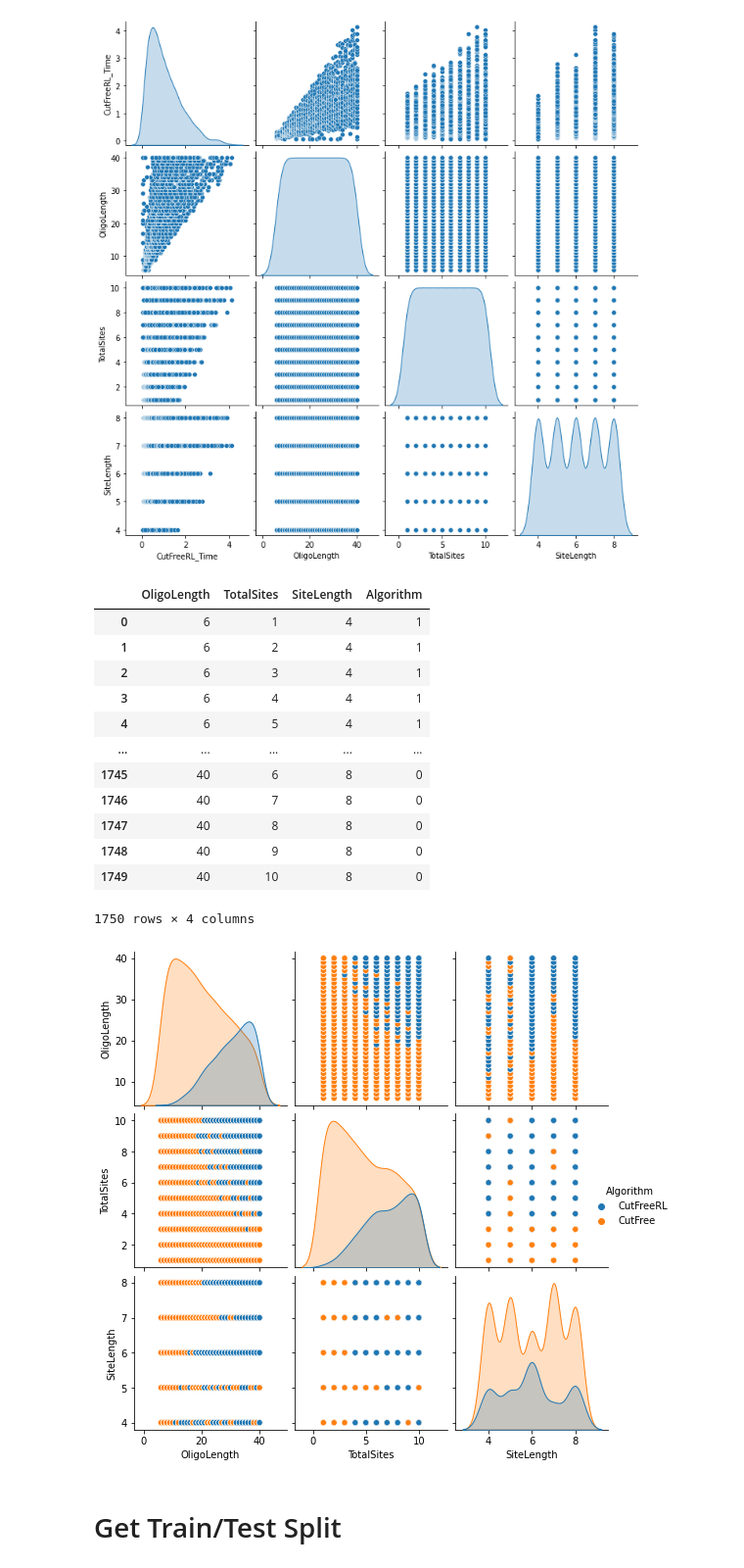
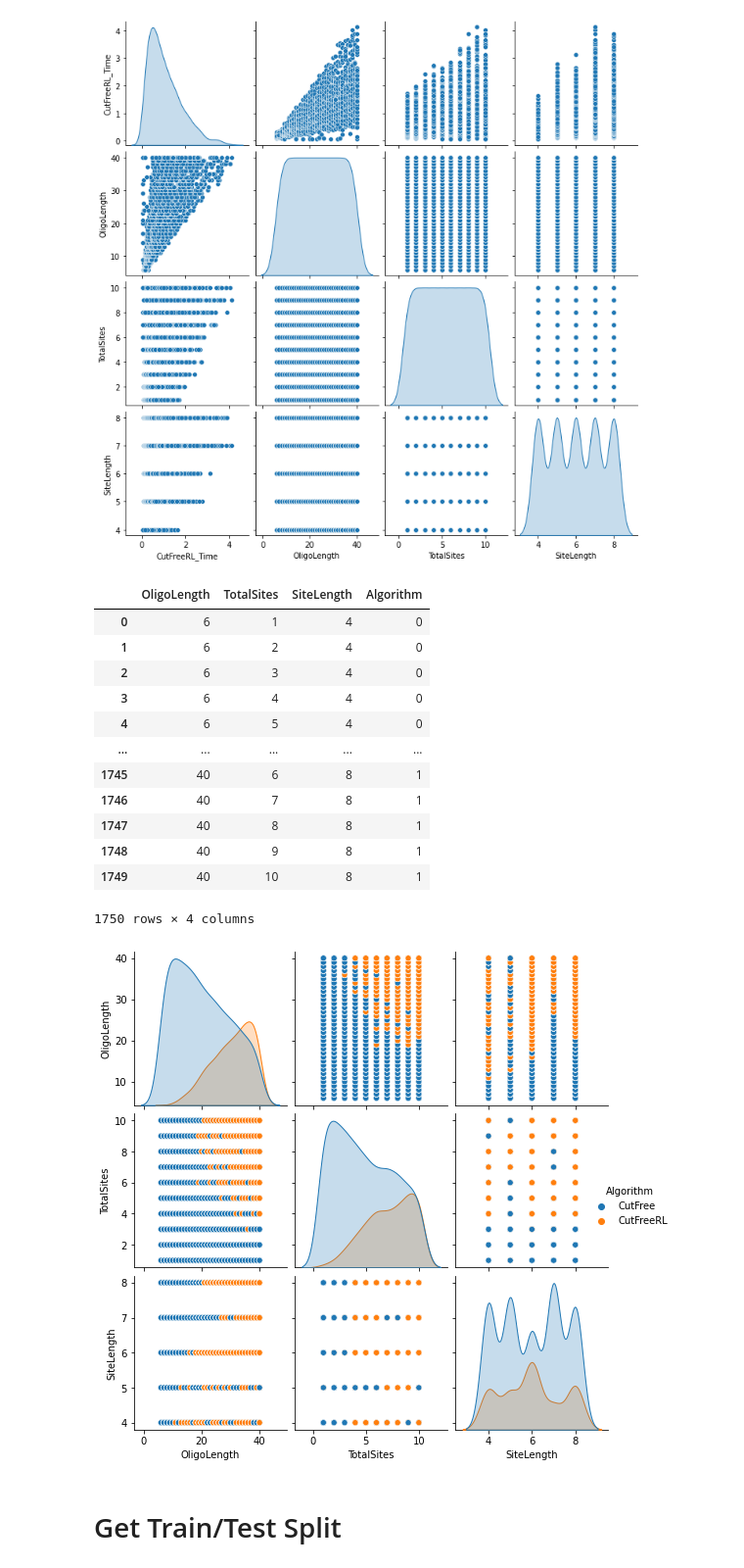
Before and after one commit to wrickord/CutFree, a Jupyter notebook: cutfree-model/Data-Visualization.ipynb, the cells around one changed output. Shown at 98% size. Cells and saved outputs as stored; diff of their text form; code cells hidden in the pictures.

```diff
--- a/cutfree-model/Data-Visualization.ipynb
+++ b/cutfree-model/Data-Visualization.ipynb
@@ -56,37 +56,37 @@ sns.pairplot(df[['CutFreeRL_Time', 'OligoLength', 'TotalSites', 'SiteLength']],
 [figure]
 # %%
 conditions = [
-    (df["CutFree_Time"] > df["CutFreeRL_Time"]),
-    (df["CutFree_Time"] <= df["CutFreeRL_Time"])
+    (df["CutFree_Time"] <= df["CutFreeRL_Time"]),
+    (df["CutFree_Time"] > df["CutFreeRL_Time"])
 ]
 
-values = [0, 1] # 0 = CutFreeRL, 1 = CutFree
+values = [0, 1] # 0 = CutFree, 1 = CutFreeRL
 
 df["Algorithm"] = np.select(conditions, values)
 df = df[["OligoLength", "TotalSites", "SiteLength", "Algorithm"]]
 df
 # %% [output]
 |  | OligoLength | TotalSites | SiteLength | Algorithm |
-| 0 | 6 | 1 | 4 | 1 |
-| 1 | 6 | 2 | 4 | 1 |
-| 2 | 6 | 3 | 4 | 1 |
-| 3 | 6 | 4 | 4 | 1 |
-| 4 | 6 | 5 | 4 | 1 |
+| 0 | 6 | 1 | 4 | 0 |
+| 1 | 6 | 2 | 4 | 0 |
+| 2 | 6 | 3 | 4 | 0 |
+| 3 | 6 | 4 | 4 | 0 |
+| 4 | 6 | 5 | 4 | 0 |
 | ... | ... | ... | ... | ... |
-| 1745 | 40 | 6 | 8 | 0 |
-| 1746 | 40 | 7 | 8 | 0 |
-| 1747 | 40 | 8 | 8 | 0 |
-| 1748 | 40 | 9 | 8 | 0 |
-| 1749 | 40 | 10 | 8 | 0 |
+| 1745 | 40 | 6 | 8 | 1 |
+| 1746 | 40 | 7 | 8 | 1 |
+| 1747 | 40 | 8 | 8 | 1 |
+| 1748 | 40 | 9 | 8 | 1 |
+| 1749 | 40 | 10 | 8 | 1 |
 1750 rows × 4 columns
 # %%
 pair_plot = sns.pairplot(df, hue="Algorithm", diag_kind="kde")
-new_labels = ["CutFreeRL", "CutFree"]
+new_labels = ["CutFree", "CutFreeRL"]
 for t, l in zip(pair_plot._legend.texts, new_labels):
     t.set_text(l)
 plt.show(pair_plot)
 # %% [output]
-[figure, old version]
+[figure, new version]
 # %% [markdown]
 # Get Train/Test Split
 # %%
```
Also changed, not shown: parts of 3 cells of this notebook.
